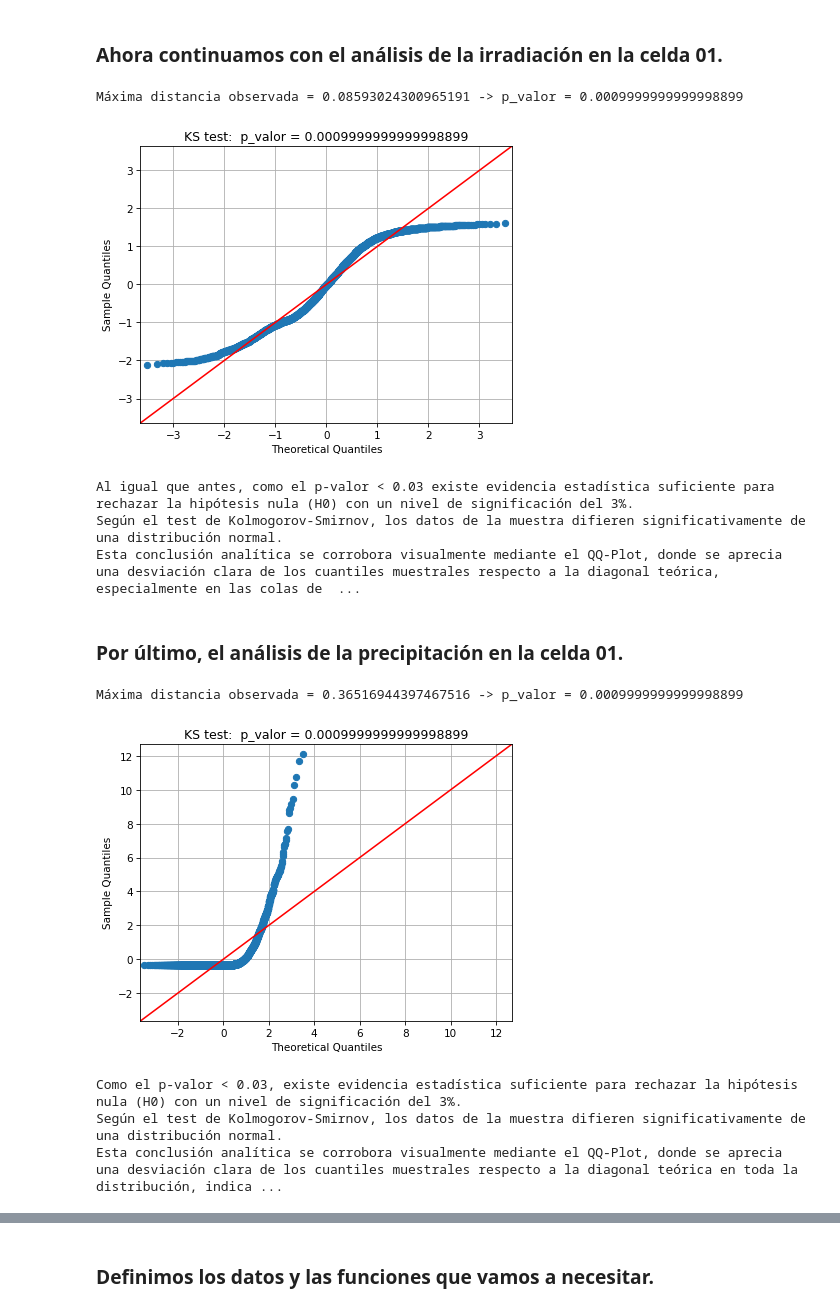
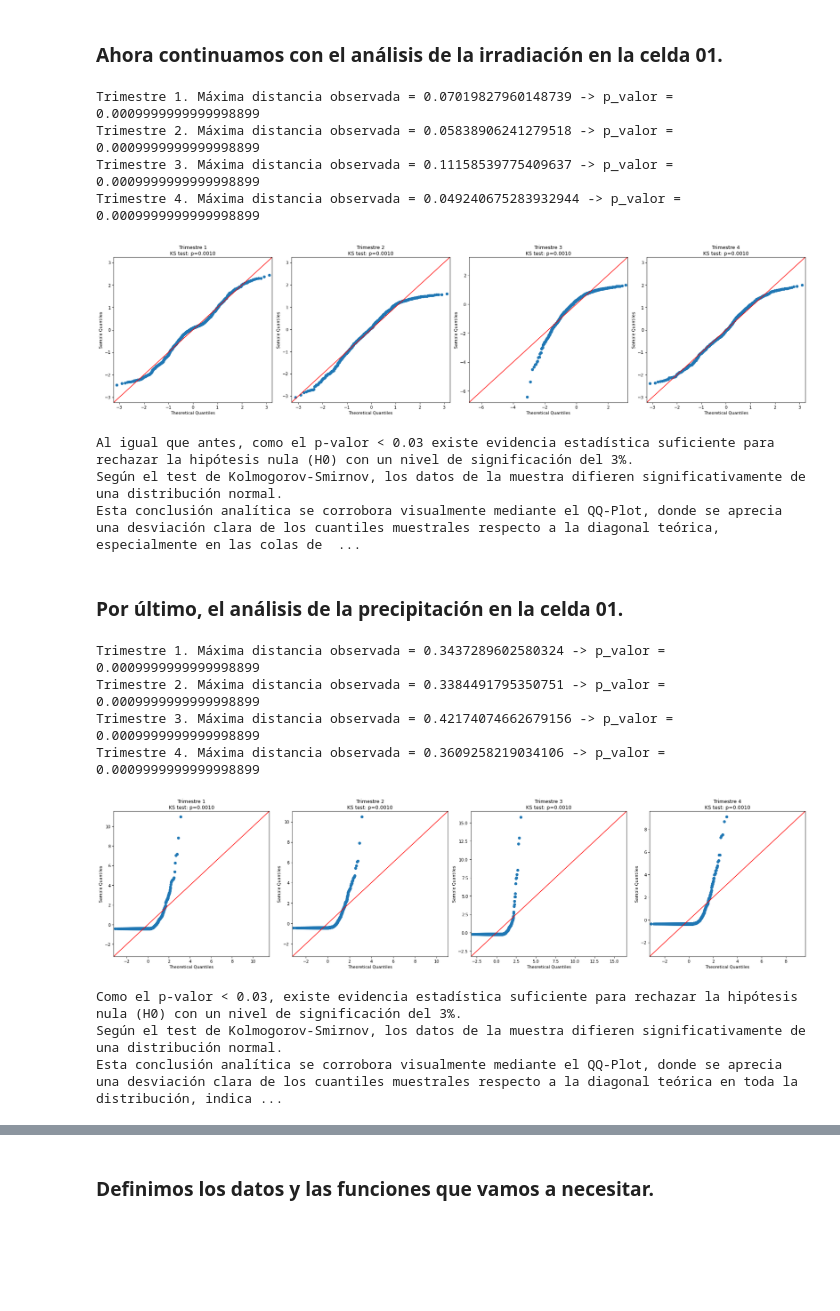
Before and after one commit to aurbanomurillo/t2_inferencia_estadistica, a Jupyter notebook: src/Apartado_2.ipynb, the cells around one changed output, grey strips where cells are left out. Saved outputs shown, nothing was run; the diff lists cells and outputs as text; code cells hidden in the pictures; blank space fills up the shorter version.

```diff
--- a/src/Apartado_2.ipynb
+++ b/src/Apartado_2.ipynb
@@ -4,3 +4,7 @@
 En esta sección importaremos los datos necesarios para el análisis del apartado 2.
 # %%
 from carga_de_datos import *
+from pathlib import Path
+PROJECT_ROOT = Path.cwd().parent if Path.cwd().name == 'src' else Path.cwd()
+IMAGES_DIR = PROJECT_ROOT / 'images'
+IMAGES_DIR.mkdir(parents=True, exist_ok=True)
@@ -70,42 +132,46 @@ Esta conclusión analítica se corrobora visualmente mediante el QQ-Plot, donde
 # %% [markdown]
 ### Ahora continuamos con el análisis de la irradiación en la celda 01.
 # %%
-# Elegimos lo que vamos a analizar
-x = df_orig_irrad.IRRAD_CELDA01
-alfa = 0.03
-
-max_d, p_valor = contraste_ks(x)
-
-qqplot(x, p_valor, dist=stats.norm)
+# Elegimos los parámetros para el análisis.
+analizar_trimestres(
+    df=df_irrad,
+    columna_variable='IRRAD_CELDA01',
+    nombre_imagen='Gráfico 2.2. QQ-Plot de la irradiación en la celda 01 por trimestres'
+)
 
 # Conclusión
 print(f"""Al igual que antes, como el p-valor < {alfa} existe evidencia estadística suficiente para rechazar la hipótesis nula (H0) con un nivel de significación del {alfa * 100:.0f}%.
 Según el test de Kolmogorov-Smirnov, los datos de la muestra difieren significativamente de una distribución normal.
 Esta conclusión analítica se corrobora visualmente mediante el QQ-Plot, donde se aprecia una desviación clara de los cuantiles muestrales respecto a la diagonal teórica, especialmente en las colas de la distribución, indicando asimetría o curtosis que la normal no puede capturar.""")
 # %% [output]
-Máxima distancia observada = 0.08593024300965191 -> p_valor = 0.0009999999999998899
+Trimestre 1. Máxima distancia observada = 0.07019827960148739 -> p_valor = 0.0009999999999998899
+Trimestre 2. Máxima distancia observada = 0.05838906241279518 -> p_valor = 0.0009999999999998899
+Trimestre 3. Máxima distancia observada = 0.11158539775409637 -> p_valor = 0.0009999999999998899
+Trimestre 4. Máxima distancia observada = 0.049240675283932944 -> p_valor = 0.0009999999999998899
-[figure, old version]
+[figure, new version]
 Al igual que antes, como el p-valor < 0.03 existe evidencia estadística suficiente para rechazar la hipótesis nula (H0) con un nivel de significación del 3%.
 Según el test de Kolmogorov-Smirnov, los datos de la muestra difieren significativamente de una distribución normal.
 Esta conclusión analítica se corrobora visualmente mediante el QQ-Plot, donde se aprecia una desviación clara de los cuantiles muestrales respecto a la diagonal teórica, especialmente en las colas de  ...
 # %% [markdown]
 ### Por último, el análisis de la precipitación en la celda 01.
 # %%
-# Elegimos lo que vamos a analizar
-x = df_orig_precip.PRECIP_CELDA01
-alfa = 0.03
-
-max_d, p_valor = contraste_ks(x)
-
-qqplot(x, p_valor, dist=stats.norm)
+# Elegimos los parámetros para el análisis.
+analizar_trimestres(
+    df=df_precip,
+    columna_variable='PRECIP_CELDA01',
+    nombre_imagen='Gráfico 2.3. QQ-Plot de la precipitación en la celda 01 por trimestres'
+)
 
 # Conclusión
 print(f"""Como el p-valor < {alfa}, existe evidencia estadística suficiente para rechazar la hipótesis nula (H0) con un nivel de significación del {alfa * 100:.0f}%.
 Según el test de Kolmogorov-Smirnov, los datos de la muestra difieren significativamente de una distribución normal.
 Esta conclusión analítica se corrobora visualmente mediante el QQ-Plot, donde se aprecia una desviación clara de los cuantiles muestrales respecto a la diagonal teórica en toda la distribución, indicando asimetría o curtosis que la normal no puede capturar.""")
 # %% [output]
-Máxima distancia observada = 0.36516944397467516 -> p_valor = 0.0009999999999998899
+Trimestre 1. Máxima distancia observada = 0.3437289602580324 -> p_valor = 0.0009999999999998899
+Trimestre 2. Máxima distancia observada = 0.3384491795350751 -> p_valor = 0.0009999999999998899
+Trimestre 3. Máxima distancia observada = 0.42174074662679156 -> p_valor = 0.0009999999999998899
+Trimestre 4. Máxima distancia observada = 0.3609258219034106 -> p_valor = 0.0009999999999998899
-[figure, old version]
+[figure, new version]
 Como el p-valor < 0.03, existe evidencia estadística suficiente para rechazar la hipótesis nula (H0) con un nivel de significación del 3%.
 Según el test de Kolmogorov-Smirnov, los datos de la muestra difieren significativamente de una distribución normal.
 Esta conclusión analítica se corrobora visualmente mediante el QQ-Plot, donde se aprecia una desviación clara de los cuantiles muestrales respecto a la diagonal teórica en toda la distribución, indica ...
```
Also changed, not shown: parts of 10 cells of this notebook, 6 other files.
